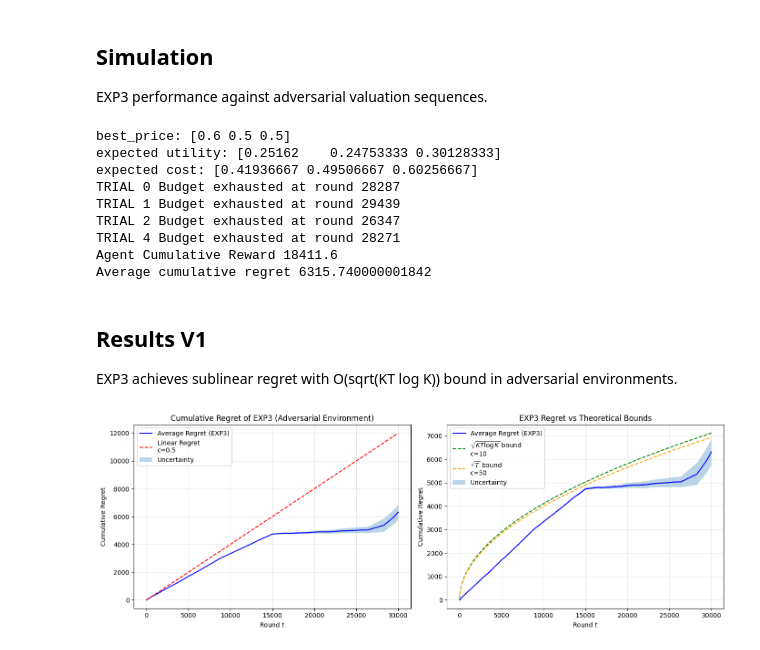
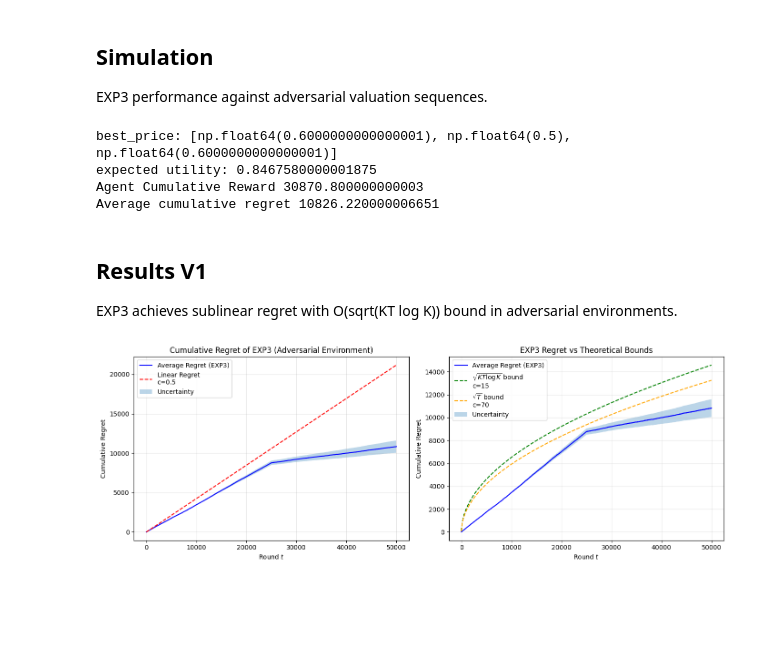
Before and after one commit to matteopasqual02/OLA-2025-project, a Jupyter notebook: R4_Best-of-both-worlds_with_multiple_products.ipynb, the cells around one changed output. Saved outputs shown, nothing was run; the diff lists cells and outputs as text; code cells hidden in the pictures; blank space fills up the shorter version.

Commit message:
r4: sistemato baseline con tutte le combinazioni prezzo prodotti

```diff
--- a/R4_Best-of-both-worlds_with_multiple_products.ipynb
+++ b/R4_Best-of-both-worlds_with_multiple_products.ipynb
@@ -232,8 +227,8 @@ class Company:
 
 EXP3 performance against adversarial valuation sequences.
 # %%
-T = 30000
-B = 42000
+T = 50000
+B = 80000
 N = 3
 P = np.linspace(0, 1, 11)
 K = len(P)
@@ -243,11 +238,10 @@ sigma = np.array([[0.1, 0.05, 0.02],
                   [0.02, 0.03, 0.1]])
 
 valuations = generate_adversarial_valuations(3, T, sigma)
-best_prices, exp_utilitys, exp_costs = compute_baseline(T, N, P, B, valuations)
+best_prices, exp_utility = compute_baseline(T, N, P, B, valuations)
 
 print("best_price:", best_prices)
-print("expected utility:", exp_utilitys)
-print("expected cost:", exp_costs)
+print("expected utility:", exp_utility)
 
 n_trials = 5
 
@@ -258,7 +252,7 @@ for seed in range(n_trials):
 
     # Create adversarial buyer with the predefined sequence
     buyer = AdversarialBuyer(valuations)
-    agent = Company(N=N, K=K, B=B, T=T, learning_rate=0.4)
+    agent = Company(N=N, K=K, B=B, T=T, learning_rate=0.1)
     ag_utility = np.zeros(T)
 
     flag = True
@@ -288,7 +282,6 @@ for seed in range(n_trials):
     # Reset buyer for next trial
     buyer.reset()
 
-    exp_utility = np.sum(exp_utilitys)
     cumulative_regret = np.cumsum(exp_utility-ag_utility)
     regret_per_trial.append(cumulative_regret)
 
@@ -300,15 +293,10 @@ regret_std = regret_per_trial.std(axis=0)
 print("Agent Cumulative Reward", np.sum(ag_utility))
 print("Average cumulative regret", average_regret[-1])
 # %% [output]
-best_price: [0.6 0.5 0.5]
-expected utility: [0.25162    0.24753333 0.30128333]
-expected cost: [0.41936667 0.49506667 0.60256667]
-TRIAL 0 Budget exhausted at round 28287
-TRIAL 1 Budget exhausted at round 29439
-TRIAL 2 Budget exhausted at round 26347
-TRIAL 4 Budget exhausted at round 28271
-Agent Cumulative Reward 18411.6
-Average cumulative regret 6315.740000001842
+best_price: [np.float64(0.6000000000000001), np.float64(0.5), np.float64(0.6000000000000001)]
+expected utility: 0.8467580000001875
+Agent Cumulative Reward 30870.800000000003
+Average cumulative regret 10826.220000006651
 # %% [markdown]
 ## Results V1
 
@@ -340,33 +328,33 @@ axs[1].plot(np.arange(T), average_regret, label='Average Regret (EXP3)', color='
 axs[1].set_title('EXP3 Regret vs Theoretical Bounds')
 
 t_vals = np.arange(1, T+1)
 
 # EXP3 theoretical bound: O(sqrt(KT log K))
-c_exp3 = 10
+c_exp3 = 15
 exp3_bound = np.sqrt(K * t_vals * np.log(K)) * exp_utility * c_exp3
 axs[1].plot(np.arange(T), exp3_bound, label=f'$\\sqrt{{KT\\log K}}$ bound\nc={c_exp3}', linestyle='--', color='green')
 
 # Simpler sqrt(T) bound for comparison
-c_sqrt = 50
+c_sqrt = 70
 sqrt_bound = np.sqrt(t_vals) * exp_utility * c_sqrt
 axs[1].plot(np.arange(T), sqrt_bound, label=f'$\\sqrt{{T}}$ bound\nc={c_sqrt}', linestyle='--', color='orange')
 
 # Fill between for uncertainty in the second plot
 axs[1].fill_between(
     np.arange(T),
     average_regret - regret_std / np.sqrt(n_trials),
     average_regret + regret_std / np.sqrt(n_trials),
     alpha=0.3,
     label='Uncertainty'
 )
 
 # Set labels and legends for the second subplot
 axs[1].set_xlabel('Round $t$')
 axs[1].set_ylabel('Cumulative Regret')
 axs[1].legend()
 axs[1].grid(True, alpha=0.3)
 
 plt.tight_layout()
 plt.show()
 # %% [output]
-[figure, old version]
+[figure, new version]
```
Also changed, not shown: parts of 2 cells of this notebook.
